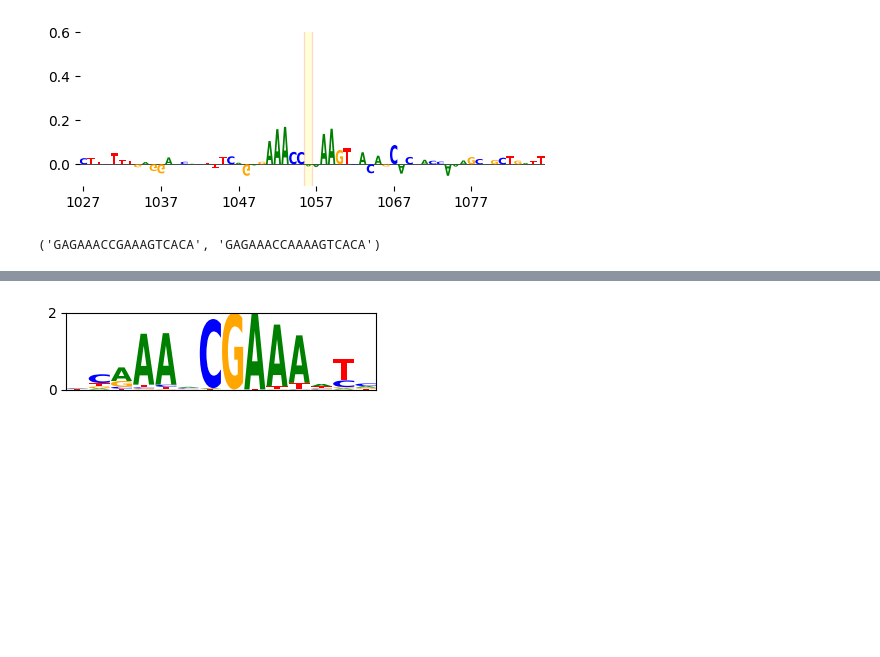
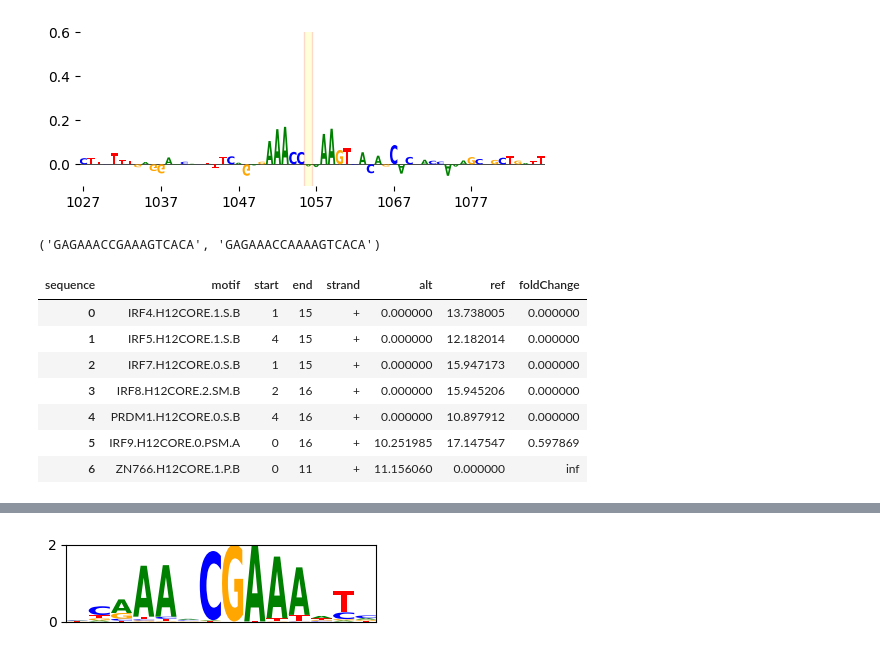
Before and after one commit to Genentech/gReLU-applications, a Jupyter notebook: VEP_benchmark/3_variants_GM12878_DNase.ipynb, the cells around one changed output, grey strips where cells are left out. Drawn from its saved outputs; the diff is of its cells as text; code cells hidden in the pictures; blank space fills up the shorter version.

```diff
--- a/VEP_benchmark/3_variants_GM12878_DNase.ipynb
+++ b/VEP_benchmark/3_variants_GM12878_DNase.ipynb
@@ -230,12 +230,22 @@ central_ref_seq, central_alt_seq
 # %%
 import grelu.interpret.motifs
 
 scan = grelu.interpret.motifs.compare_motifs(
     ref_seq=central_ref_seq,
     alt_seq=central_alt_seq,
     motifs="hocomoco_v12",
-    pthresh=.005,
+    pthresh=1e-4,
 )
+scan
+# %% [output]
+| sequence | motif | start | end | strand | alt | ref | foldChange |
+| 0 | IRF4.H12CORE.1.S.B | 1 | 15 | + | 0.000000 | 13.738005 | 0.000000 |
+| 1 | IRF5.H12CORE.1.S.B | 4 | 15 | + | 0.000000 | 12.182014 | 0.000000 |
+| 2 | IRF7.H12CORE.0.S.B | 1 | 15 | + | 0.000000 | 15.947173 | 0.000000 |
+| 3 | IRF8.H12CORE.2.SM.B | 2 | 16 | + | 0.000000 | 15.945206 | 0.000000 |
+| 4 | PRDM1.H12CORE.0.S.B | 4 | 16 | + | 0.000000 | 10.897912 | 0.000000 |
+| 5 | IRF9.H12CORE.0.PSM.A | 0 | 16 | + | 10.251985 | 17.147547 | 0.597869 |
+| 6 | ZN766.H12CORE.1.P.B | 0 | 11 | + | 11.156060 | 0.000000 | inf |
 # %%
 MOTIF = "IRF7.H12CORE.0.S.B"
 # %%
```
Also changed, not shown: parts of 5 cells of this notebook.
